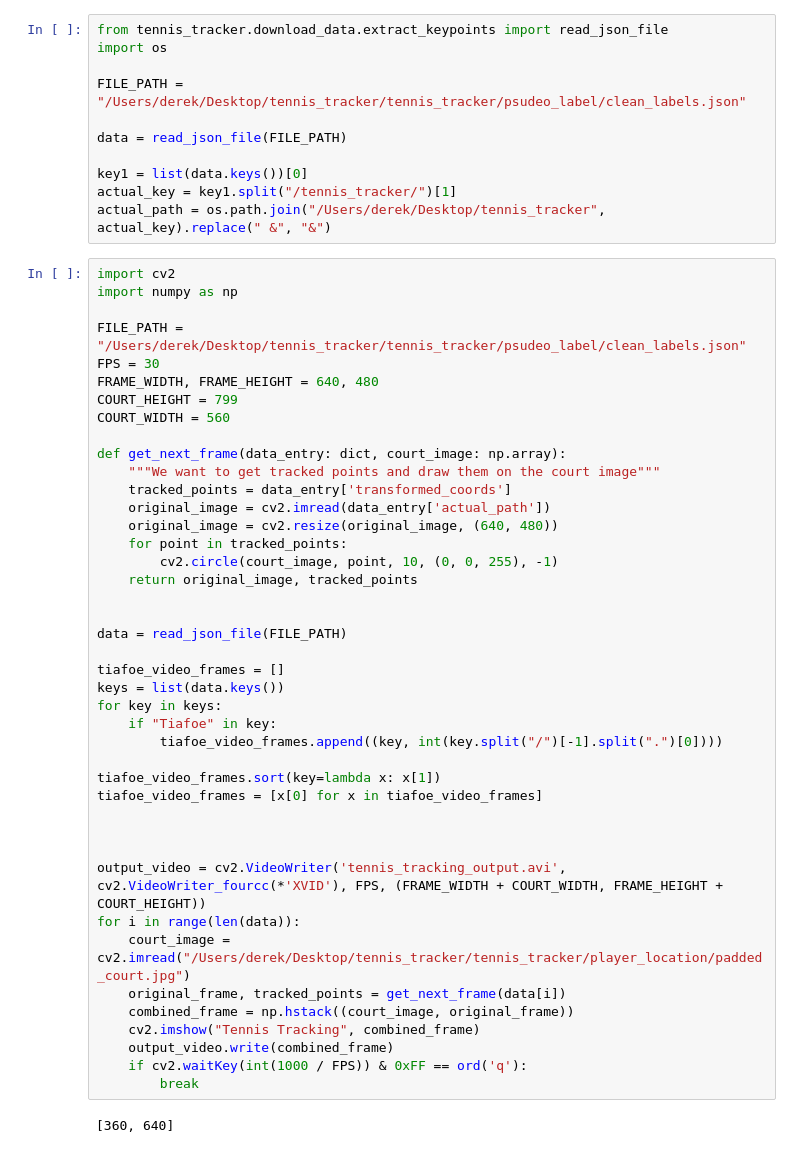
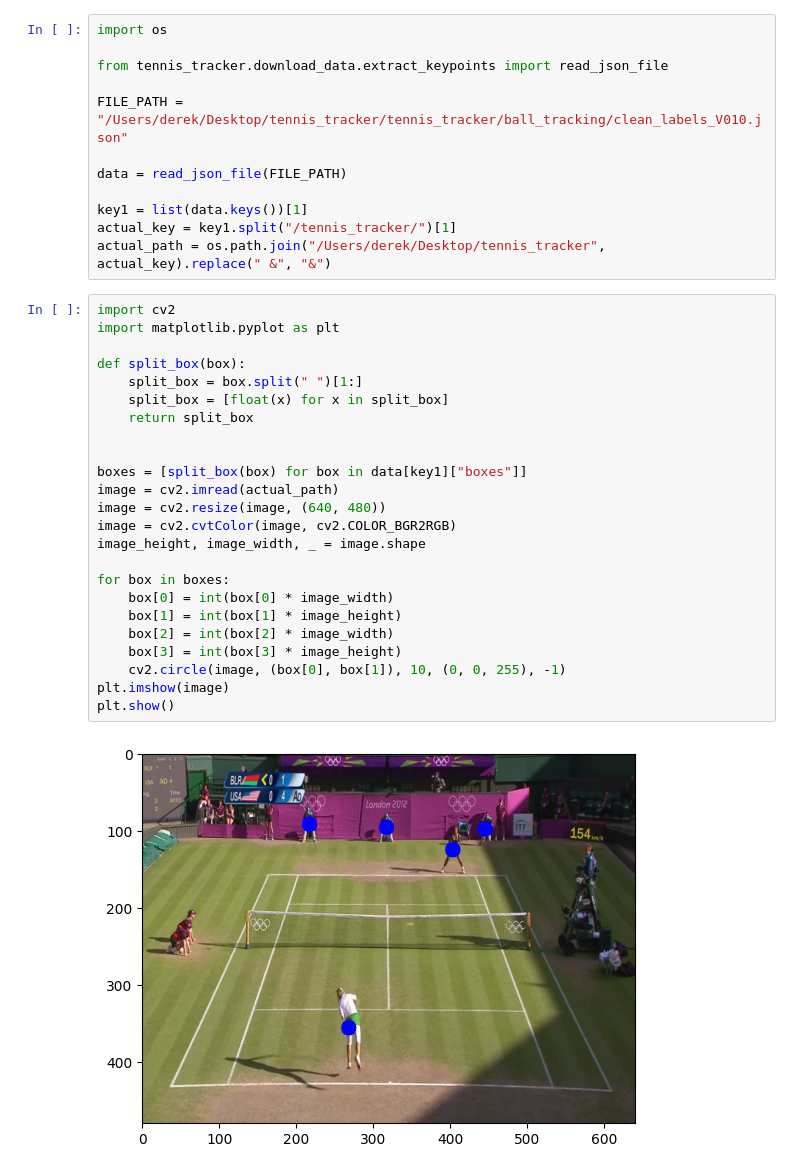
Before and after one commit to dcaustin33/tennis_tracker, a Jupyter notebook: tennis_tracker/visualize/test.ipynb, the cells around one changed output. Cells and saved outputs as stored; diff of their text form.

```diff
--- a/tennis_tracker/visualize/test.ipynb
+++ b/tennis_tracker/visualize/test.ipynb
@@ -1,55 +1,38 @@
 # %%
-from tennis_tracker.download_data.extract_keypoints import read_json_file
 import os
 
-FILE_PATH = "/Users/derek/Desktop/tennis_tracker/tennis_tracker/psudeo_label/clean_labels.json"
+from tennis_tracker.download_data.extract_keypoints import read_json_file
+
+FILE_PATH = "/Users/derek/Desktop/tennis_tracker/tennis_tracker/ball_tracking/clean_labels_V010.json"
 
 data = read_json_file(FILE_PATH)
 
-key1 = list(data.keys())[0]
+key1 = list(data.keys())[1]
 actual_key = key1.split("/tennis_tracker/")[1]
 actual_path = os.path.join("/Users/derek/Desktop/tennis_tracker", actual_key).replace(" &", "&")
-# %%
-import cv2
-import numpy as np
-
-FILE_PATH = "/Users/derek/Desktop/tennis_tracker/tennis_tracker/psudeo_label/clean_labels.json"
-FPS = 30
-FRAME_WIDTH, FRAME_HEIGHT = 640, 480
-COURT_HEIGHT = 799
-COURT_WIDTH = 560
-
-def get_next_frame(data_entry: dict, court_image: np.array):
-    """We want to get tracked points and draw them on the court image"""
-    tracked_points = data_entry['transformed_coords']
-    original_image = cv2.imread(data_entry['actual_path'])
-    original_image = cv2.resize(original_image, (640, 480))
-    for point in tracked_points:
-        cv2.circle(court_image, point, 10, (0, 0, 255), -1)
-    return original_image, tracked_points
-
-
-data = read_json_file(FILE_PATH)
-
-tiafoe_video_frames = []
-keys = list(data.keys())
-for key in keys:
-    if "Tiafoe" in key:
-        tiafoe_video_frames.append((key, int(key.split("/")[-1].split(".")[0])))
-
-tiafoe_video_frames.sort(key=lambda x: x[1])
-tiafoe_video_frames = [x[0] for x in tiafoe_video_frames]
-
-
-
-output_video = cv2.VideoWriter('tennis_tracking_output.avi', cv2.VideoWriter_fourcc(*'XVID'), FPS, (FRAME_WIDTH + COURT_WIDTH, FRAME_HEIGHT + COURT_HEIGHT))
-for i in range(len(data)):
-    court_image = cv2.imread("/Users/derek/Desktop/tennis_tracker/tennis_tracker/player_location/padded_court.jpg")
-    original_frame, tracked_points = get_next_frame(data[i])
-    combined_frame = np.hstack((court_image, original_frame))
-    cv2.imshow("Tennis Tracking", combined_frame)
-    output_video.write(combined_frame)
-    if cv2.waitKey(int(1000 / FPS)) & 0xFF == ord('q'):
-        break
-# %% [output]
-[360, 640]
+# %%
+import cv2
+import matplotlib.pyplot as plt
+
+def split_box(box):
+    split_box = box.split(" ")[1:]
+    split_box = [float(x) for x in split_box]
+    return split_box
+
+
+boxes = [split_box(box) for box in data[key1]["boxes"]]
+image = cv2.imread(actual_path)
+image = cv2.resize(image, (640, 480))
+image = cv2.cvtColor(image, cv2.COLOR_BGR2RGB)
+image_height, image_width, _ = image.shape
+
+for box in boxes:
+    box[0] = int(box[0] * image_width)
+    box[1] = int(box[1] * image_height)
+    box[2] = int(box[2] * image_width)
+    box[3] = int(box[3] * image_height)
+    cv2.circle(image, (box[0], box[1]), 10, (0, 0, 255), -1)
+plt.imshow(image)
+plt.show()
+# %% [output]
+[figure, added]
```
Also changed, not shown: parts of 3 cells of this notebook, 4 other files.
